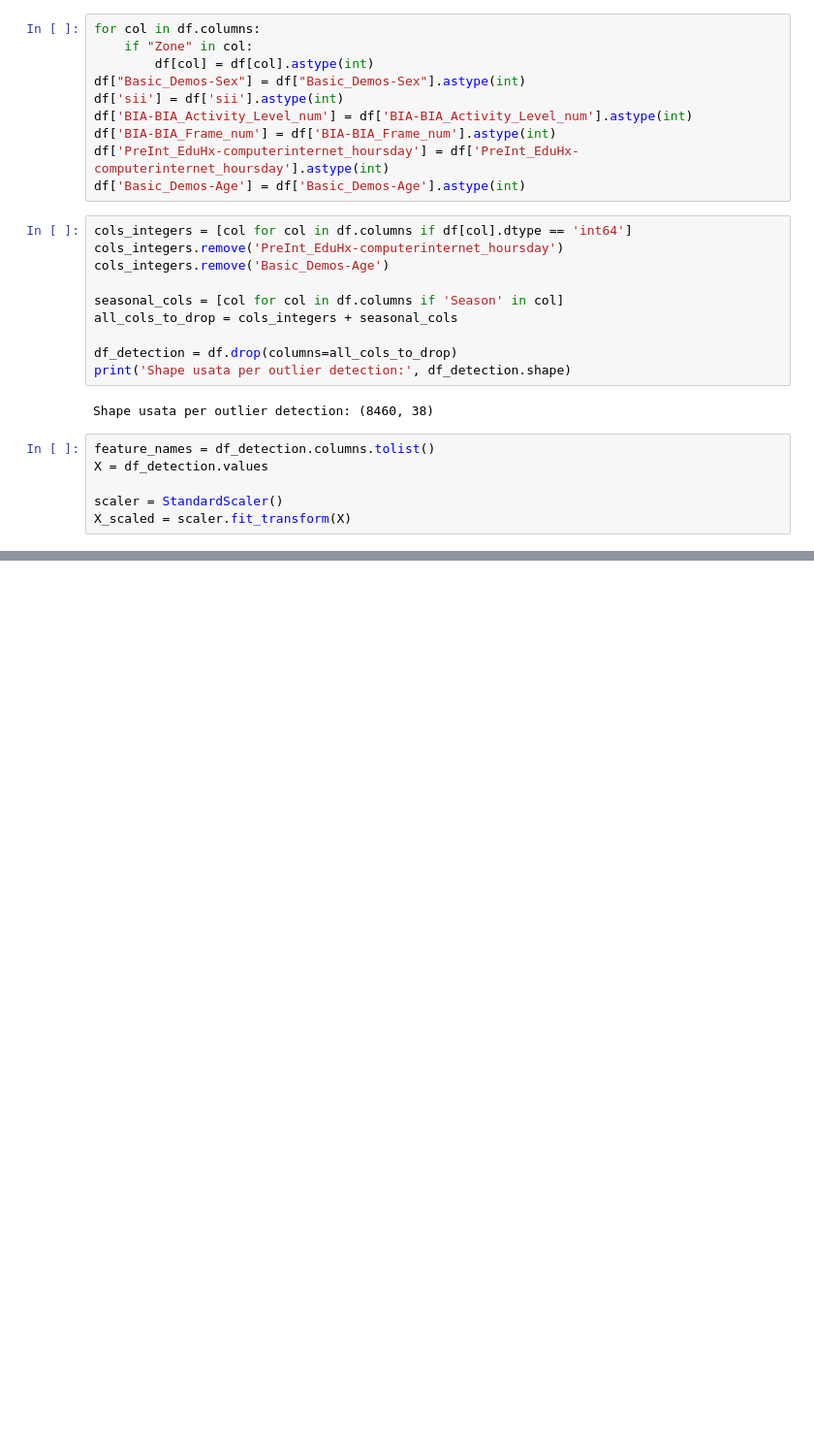
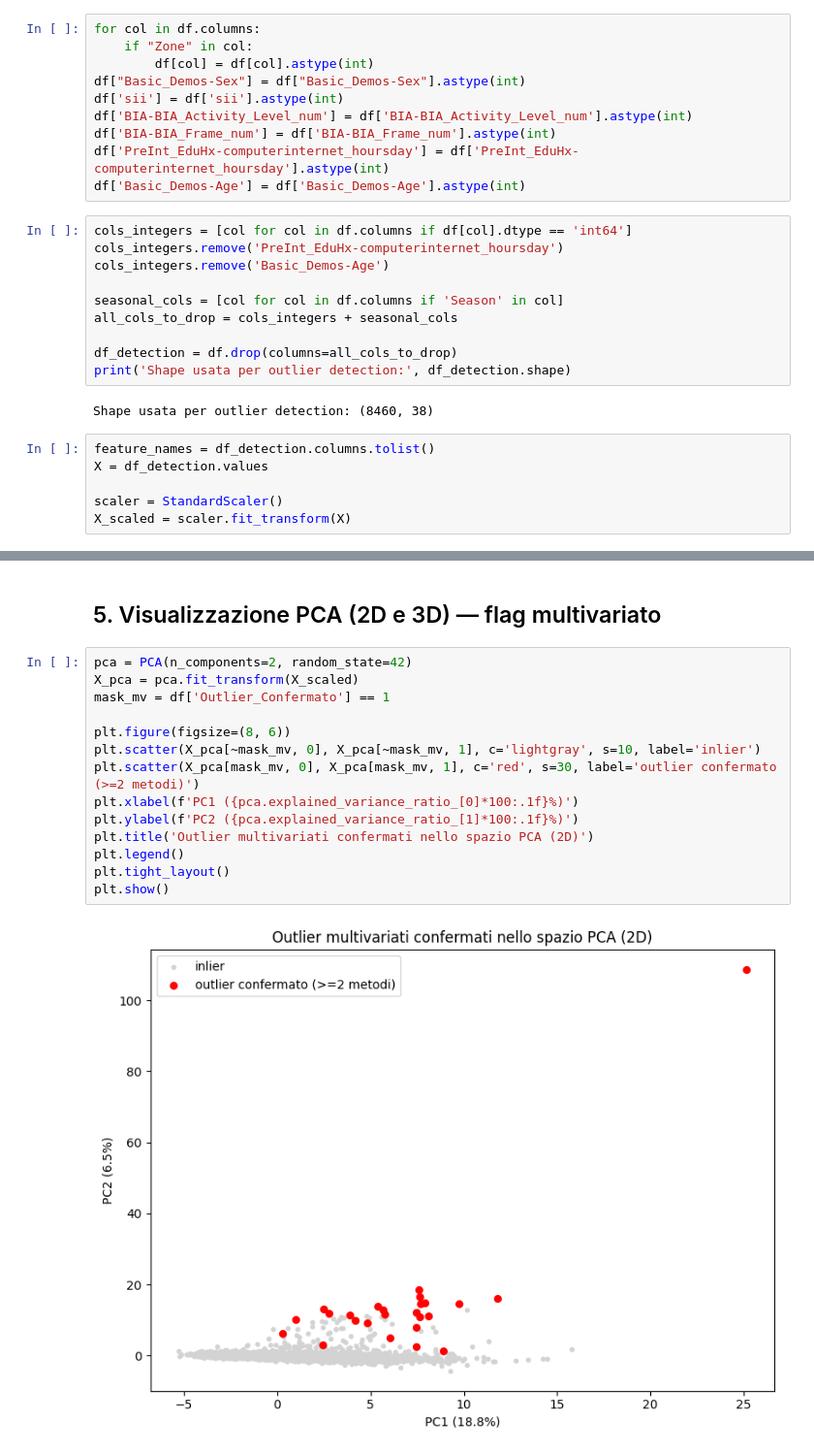
Before and after one commit to pietrogagliardi733/DATA-MINING-2-, a Jupyter notebook: OUTLIER_DETECTION/OUTLIER_DETECTION_fixed.ipynb, the cells around one changed output, grey strips where cells are left out. Shown at 97% size. Cells and saved outputs as stored; diff of their text form; blank space fills up the shorter version.

```diff
--- a/OUTLIER_DETECTION/OUTLIER_DETECTION_fixed.ipynb
+++ b/OUTLIER_DETECTION/OUTLIER_DETECTION_fixed.ipynb
@@ -202,0 +125,18 @@ Salvato.
+# %% [markdown]
+## 5. Visualizzazione PCA (2D e 3D) — flag multivariato
+# %%
+pca = PCA(n_components=2, random_state=42)
+X_pca = pca.fit_transform(X_scaled)
+mask_mv = df['Outlier_Confermato'] == 1
+
+plt.figure(figsize=(8, 6))
+plt.scatter(X_pca[~mask_mv, 0], X_pca[~mask_mv, 1], c='lightgray', s=10, label='inlier')
+plt.scatter(X_pca[mask_mv, 0], X_pca[mask_mv, 1], c='red', s=30, label='outlier confermato (>=2 metodi)')
+plt.xlabel(f'PC1 ({pca.explained_variance_ratio_[0]*100:.1f}%)')
+plt.ylabel(f'PC2 ({pca.explained_variance_ratio_[1]*100:.1f}%)')
+plt.title('Outlier multivariati confermati nello spazio PCA (2D)')
+plt.legend()
+plt.tight_layout()
+plt.show()
+# %% [output]
+[figure, added]
```
Also changed, not shown: parts of 39 cells of this notebook, 1 other file.
